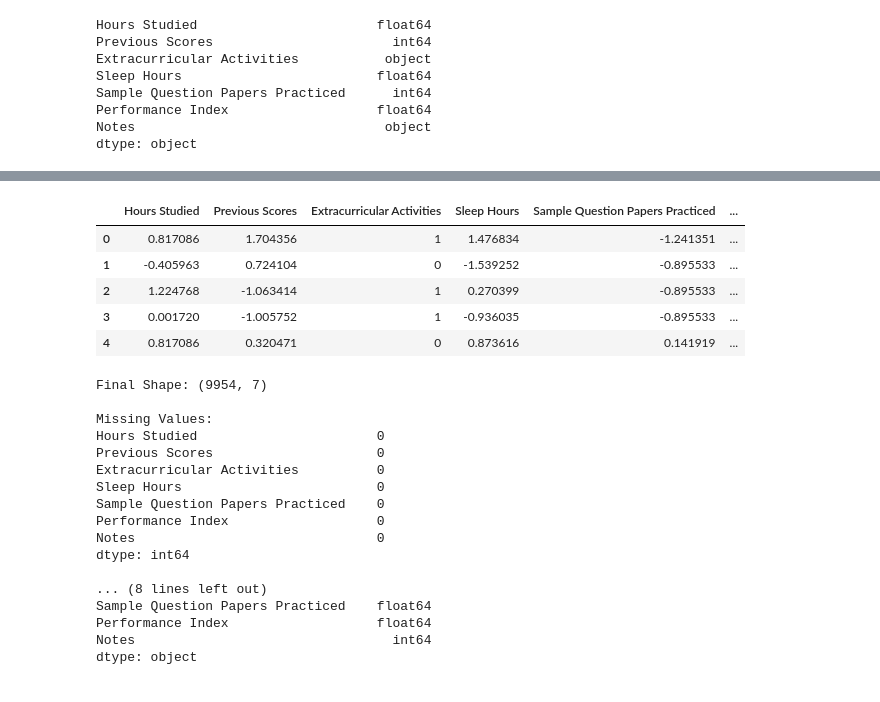
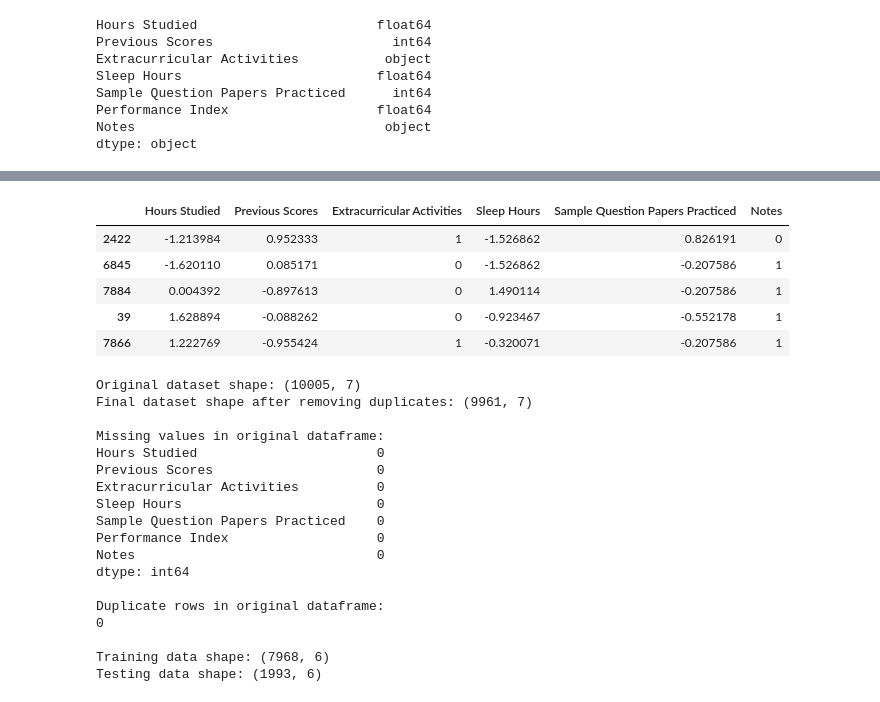
Before and after one commit to SindujaMurugaraja/Machine-Learning-Experiments, a Jupyter notebook: ML_EX1.ipynb, the cells around one changed output, grey strips where cells are left out. Drawn from its saved outputs; the diff is of its cells as text; code cells hidden in the pictures.

```diff
--- a/ML_EX1.ipynb
+++ b/ML_EX1.ipynb
@@ -127,42 +232,29 @@ print(df.columns.tolist())
-# %%
-from sklearn.preprocessing import StandardScaler
-
-scaler = StandardScaler()
-
-numerical_columns = [
-    "Hours Studied",
-    "Previous Scores",
-    "Sleep Hours",
-    "Sample Question Papers Practiced"
-]
-
-df[numerical_columns] = scaler.fit_transform(
-    df[numerical_columns]
-)
-
-df.head()
-# %% [output]
-|  | Hours Studied | Previous Scores | Extracurricular Activities | Sleep Hours | Sample Question Papers Practiced | ... |
-| 0 | 0.817086 | 1.704356 | 1 | 1.476834 | -1.241351 | ... |
-| 1 | -0.405963 | 0.724104 | 0 | -1.539252 | -0.895533 | ... |
-| 2 | 1.224768 | -1.063414 | 1 | 0.270399 | -0.895533 | ... |
-| 3 | 0.001720 | -1.005752 | 1 | -0.936035 | -0.895533 | ... |
-| 4 | 0.817086 | 0.320471 | 0 | 0.873616 | 0.141919 | ... |
+# %%
+X_test.head()
+# %% [output]
+|  | Hours Studied | Previous Scores | Extracurricular Activities | Sleep Hours | Sample Question Papers Practiced | Notes |
+| 2422 | -1.213984 | 0.952333 | 1 | -1.526862 | 0.826191 | 0 |
+| 6845 | -1.620110 | 0.085171 | 0 | -1.526862 | -0.207586 | 1 |
+| 7884 | 0.004392 | -0.897613 | 0 | 1.490114 | -0.207586 | 1 |
+| 39 | 1.628894 | -0.088262 | 0 | -0.923467 | -0.552178 | 1 |
+| 7866 | 1.222769 | -0.955424 | 1 | -0.320071 | -0.207586 | 1 |
 # %%
-print("Final Shape:", df.shape)
+print("Original dataset shape: (10005, 7)")
+print("Final dataset shape after removing duplicates:", df.shape)
 
-print("\nMissing Values:")
+print("\nMissing values in original dataframe:")
 print(df.isnull().sum())
 
-print("\nDuplicate Rows:")
+print("\nDuplicate rows in original dataframe:")
 print(df.duplicated().sum())
 
-print("\nData Types:")
-print(df.dtypes)
+print("\nTraining data shape:", X_train.shape)
+print("Testing data shape:", X_test.shape)
 # %% [output]
-Final Shape: (9954, 7)
+Original dataset shape: (10005, 7)
+Final dataset shape after removing duplicates: (9961, 7)
 
-Missing Values:
+Missing values in original dataframe:
 Hours Studied                       0
 Previous Scores                     0
 Extracurricular Activities          0
@@ -172,8 +264,8 @@ Performance Index                   0
 Notes                               0
 dtype: int64
 
-... (8 lines left out)
-Sample Question Papers Practiced    float64
-Performance Index                   float64
-Notes                                 int64
-dtype: object
+Duplicate rows in original dataframe:
+0
+
+Training data shape: (7968, 6)
+Testing data shape: (1993, 6)
```
Also changed, not shown: parts of 20 cells of this notebook.
